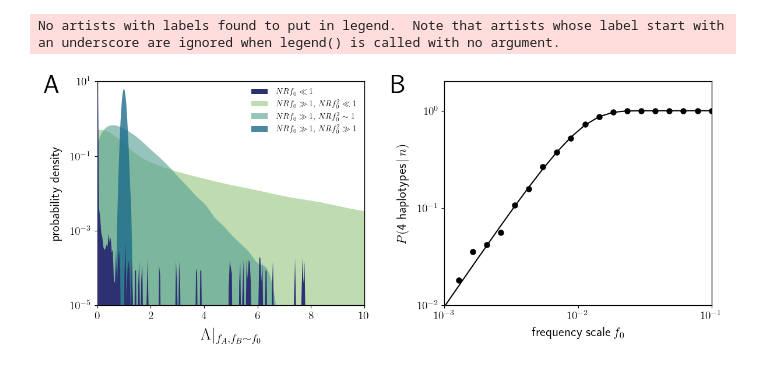
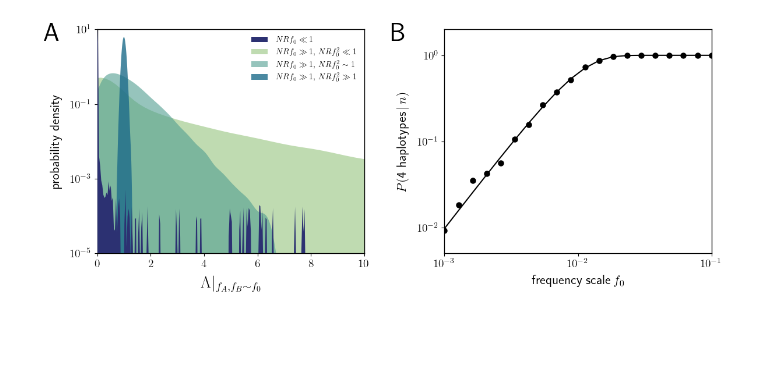
Before and after one commit to alyulina/linkage-equilibrium, a Jupyter notebook: figures/fig6.ipynb, the cells around one changed output. Cells and saved outputs as stored; diff of their text form; code cells hidden in the pictures; blank space fills up the shorter version.

```diff
--- a/figures/fig6.ipynb
+++ b/figures/fig6.ipynb
@@ -168,33 +168,32 @@ for c in range(2):
 
         # theory curve; see eq. in the main text
         alpha = 2 * N * r * four_gamete_f0s**2
         beta = 2 * N * r
         probs = 1 - np.power(beta / (beta + n), alpha)
 
         plt.plot(four_gamete_f0s, probs, linewidth=w, c='black')
         plt.scatter(four_gamete_f0s, four_gamete_prob, linewidth=w, c='black')
 
         plt.xscale('log')
         plt.yscale('log')
         plt.minorticks_off()
 
         plt.tick_params(axis='both', labelsize=14)
 
         plt.xticks([1e-3, 1e-2, 1e-1],
                    ['$10^{-3}$', '$10^{-2}$', '$10^{-1}$'])
         plt.yticks([1e-3, 1e-2, 1e-1, 1e0, 1e1],
                    ['$10^{-3}$', '$10^{-2}$', '$10^{-1}$', '$10^{0}$', '$10^{1}$'])
 
         plt.xlim(1e-3, 1e-1)
-        plt.ylim(1e-2, 0.2e1)
+        plt.ylim(0.5e-2, 0.2e1)
 
         plt.ylabel(r"$P(\text{4 haplotypes}\,|\,n)$", fontsize=16, labelpad=10);
         plt.xlabel(r"$\text{frequency scale}\,f_0$", fontsize=16, labelpad=8);
 
         plt.text(-0.2, 0.95, 'B', fontsize=32, fontweight='black', transform=ax.transAxes)
 
 
 plt.savefig('fig6.pdf',dpi=600,bbox_inches='tight')
 # %% [output]
-No artists with labels found to put in legend.  Note that artists whose label start with an underscore are ignored when legend() is called with no argument.
-[figure, old version]
+[figure, new version]
```
